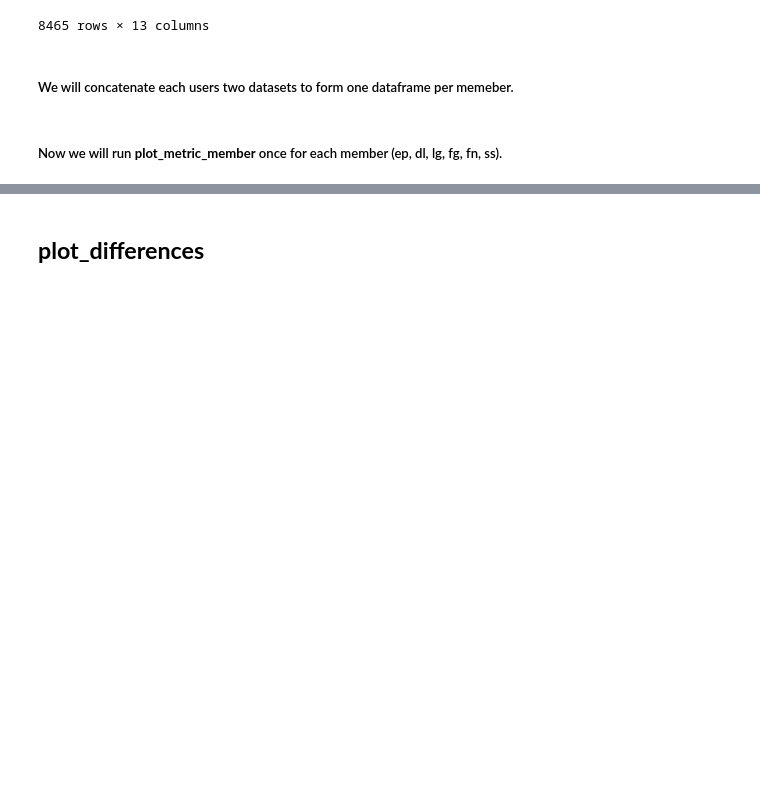
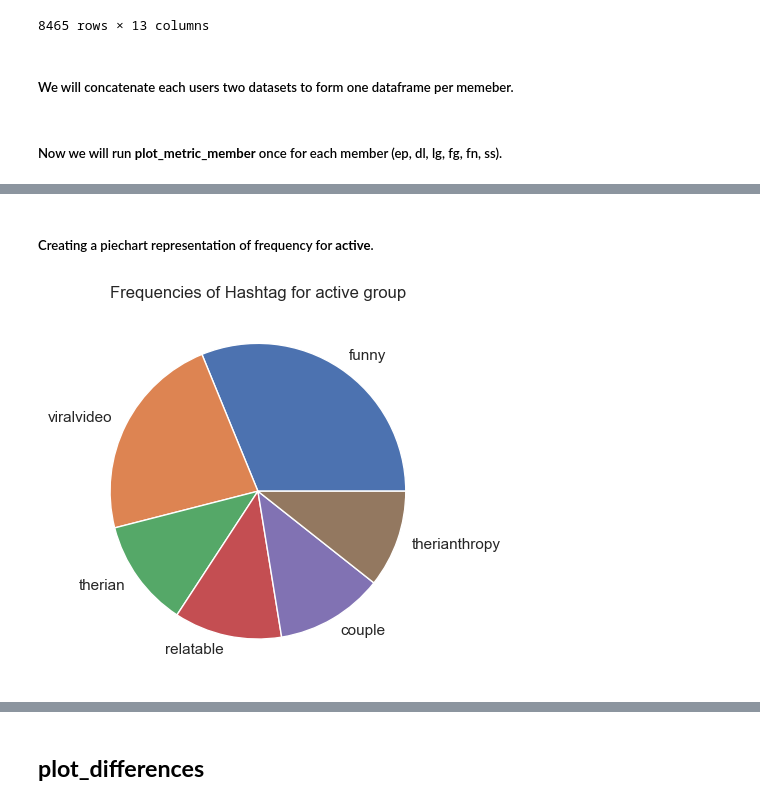
Before and after one commit to Dorajyl/CS315-Project-1, a Jupyter notebook: data_analysis/cs315_project1_sec1group2_visualizations.ipynb, the cells around one changed output, grey strips where cells are left out. Drawn from its saved outputs; the diff is of its cells as text; code cells hidden in the pictures; blank space fills up the shorter version.

```diff
--- a/data_analysis/cs315_project1_sec1group2_visualizations.ipynb
+++ b/data_analysis/cs315_project1_sec1group2_visualizations.ipynb
@@ -226,0 +374,14 @@ sns.lineplot(x='run',y='likes',data=df_activ_group,color = 'lightblue')
+# %%
+def get_hashfreq_pie(df, group):
+    """
+    Takes in a dataframe as an input and generate a pie chart
+    """
+    df["percent"] = (df['freq']/df['freq'].sum())*100
+    y = df["freq"]
+    mylabels = df["hashtag"]
+
+    plt.pie(y, labels = mylabels)
+    plt.title(f"Frequencies of Hashtag for {group} group")
+
+    plt.savefig(f'/Users/fernandagonzalez/Desktop/school/CS 315/CS315_Project1/data_analysis/vizualizations/{group}_piechart.png', bbox_inches='tight')
+    plt.show()
@@ -226,0 +400,6 @@ sns.lineplot(x='run',y='likes',data=df_activ_group,color = 'lightblue')
+# %% [markdown]
+##### Creating a piechart representation of frequency for **active**.
+# %%
+get_hashfreq_pie(df_active, 'active')
+# %% [output]
+[figure, added]
```
Also changed, not shown: parts of 23 cells of this notebook, 29 other files.
